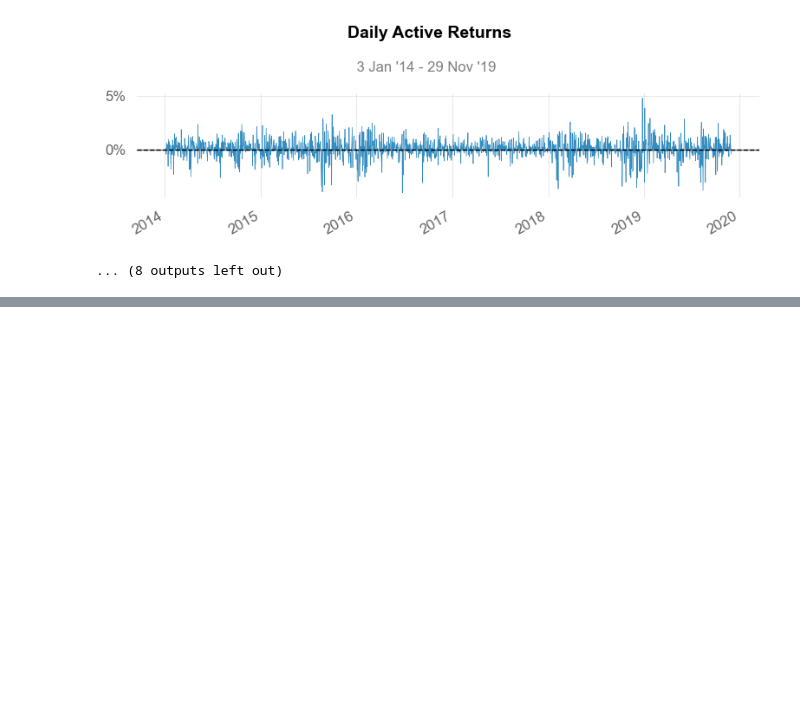
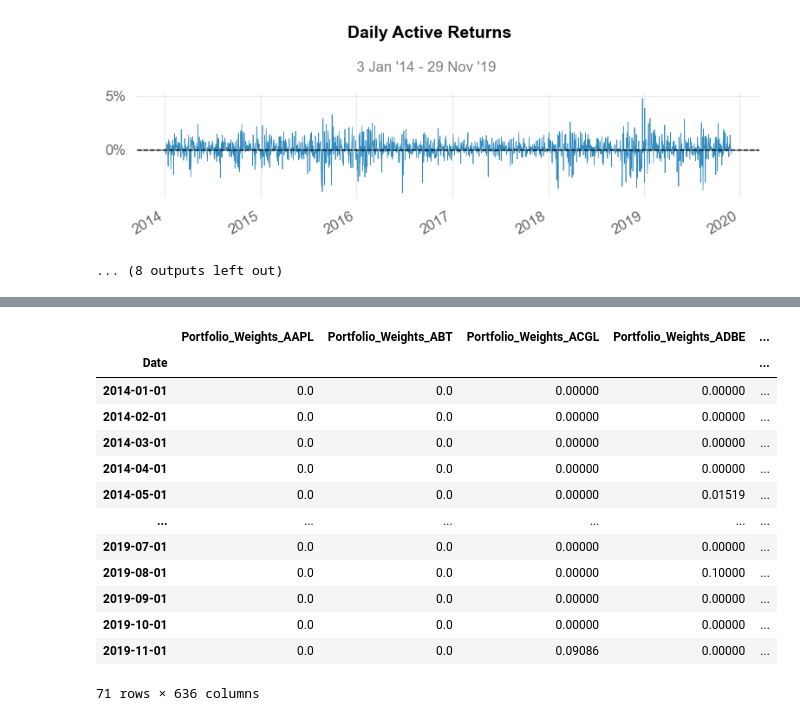
Before and after one commit to yinkiatho/RF-Portfolio-Optimization, a Jupyter notebook: MVPortfolio.ipynb, the cells around one changed output, grey strips where cells are left out. Cells and saved outputs as stored; diff of their text form; code cells hidden in the pictures; blank space fills up the shorter version.

```diff
--- a/MVPortfolio.ipynb
+++ b/MVPortfolio.ipynb
@@ -351,0 +555,26 @@ Strategy Visualization
+# %%
+# Merge the returns and weights DataFrames on weights date and returns date for next column
+wide_df.index = pd.to_datetime(wide_df.index)
+returns_data.index = pd.to_datetime(returns_data.index)
+merged_data = pd.concat([wide_df, returns_data], axis=1 ,keys=['Portfolio_Weights', 'Stock_Returns'])
+merged_data.columns = [f'{col[0]}_{col[1]}' for col in merged_data.columns]
+# Reset the index to have 'Date' as a regular column
+merged_data = merged_data.reset_index()
+merged_data = merged_data.rename(columns={'index': 'Date'})
+merged_data = merged_data.set_index('Date')
+merged_data
+# %% [output]
+|  | Portfolio_Weights_AAPL | Portfolio_Weights_ABT | Portfolio_Weights_ACGL | Portfolio_Weights_ADBE | ... |
+| Date |  |  |  |  | ... |
+| 2014-01-01 | 0.0 | 0.0 | 0.00000 | 0.00000 | ... |
+| 2014-02-01 | 0.0 | 0.0 | 0.00000 | 0.00000 | ... |
+| 2014-03-01 | 0.0 | 0.0 | 0.00000 | 0.00000 | ... |
+| 2014-04-01 | 0.0 | 0.0 | 0.00000 | 0.00000 | ... |
+| 2014-05-01 | 0.0 | 0.0 | 0.00000 | 0.01519 | ... |
+| ... | ... | ... | ... | ... | ... |
+| 2019-07-01 | 0.0 | 0.0 | 0.00000 | 0.00000 | ... |
+| 2019-08-01 | 0.0 | 0.0 | 0.00000 | 0.10000 | ... |
+| 2019-09-01 | 0.0 | 0.0 | 0.00000 | 0.00000 | ... |
+| 2019-10-01 | 0.0 | 0.0 | 0.00000 | 0.00000 | ... |
+| 2019-11-01 | 0.0 | 0.0 | 0.09086 | 0.00000 | ... |
+71 rows × 636 columns
```
Also changed, not shown: parts of 10 cells of this notebook, 6 other files.
